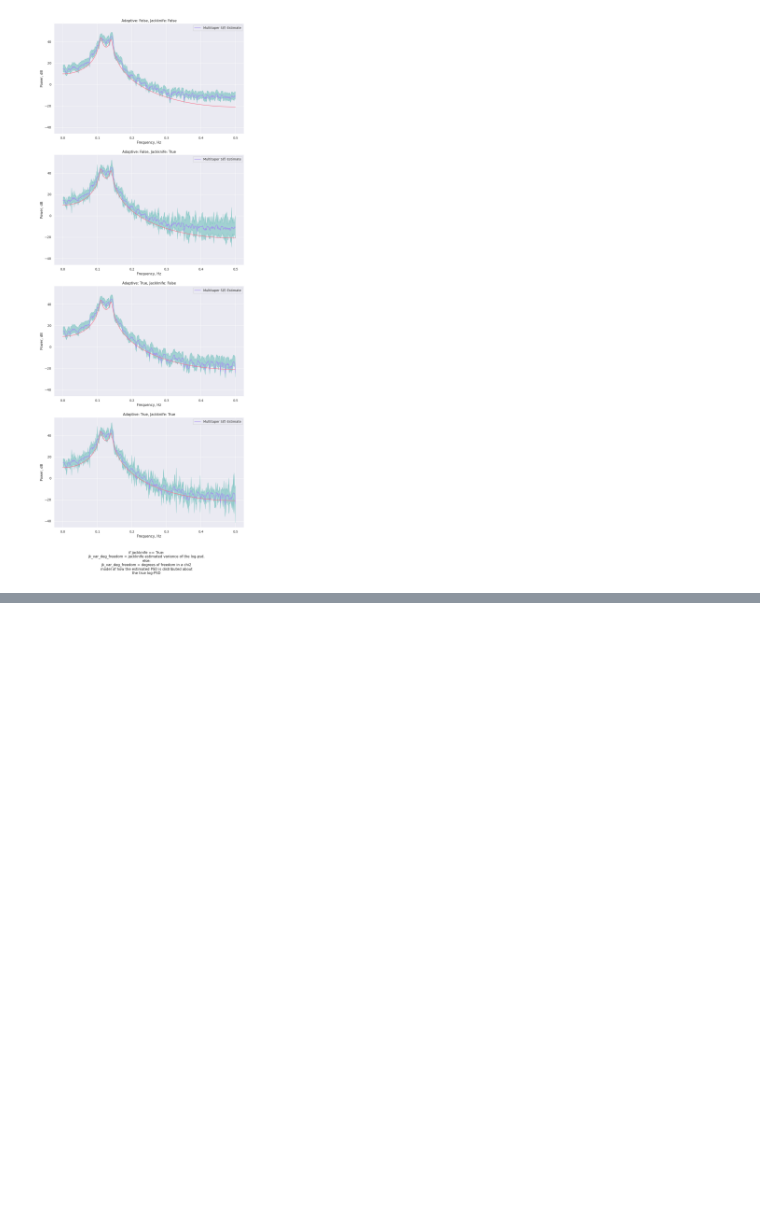
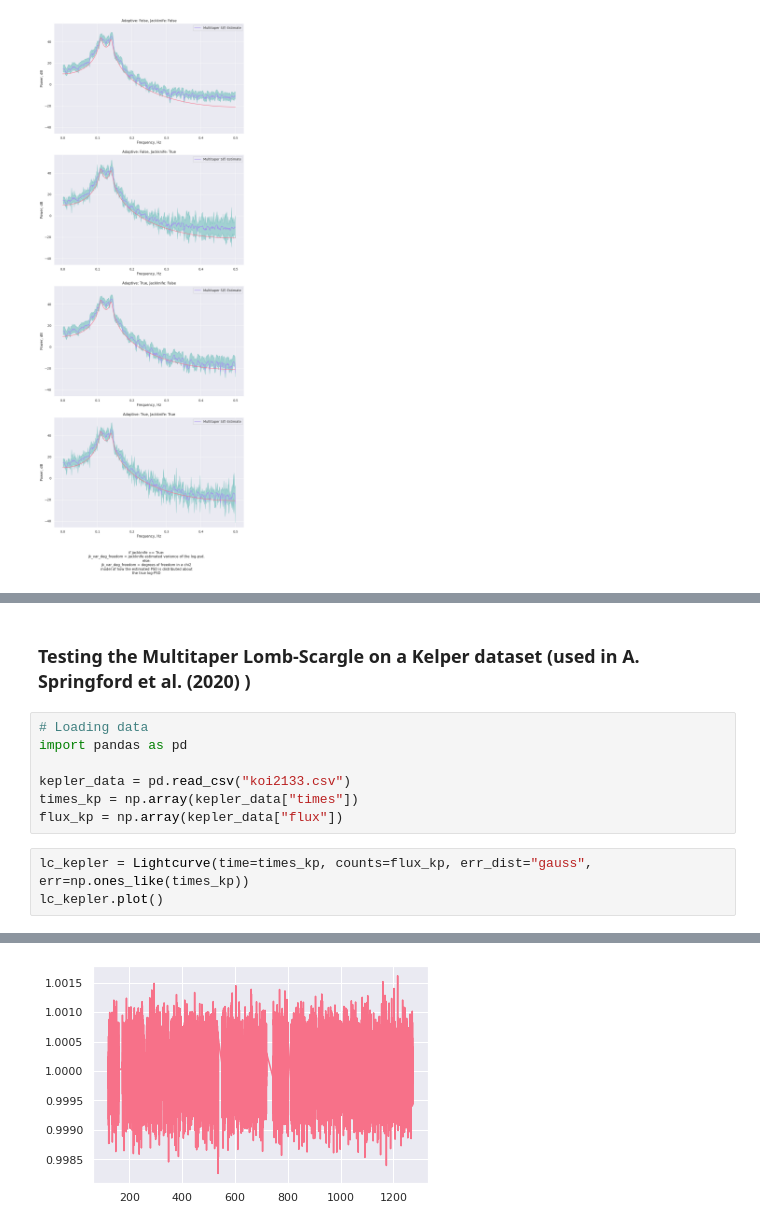
Before and after one commit to dhruv9vats/misc, a Jupyter notebook: multitaper_example.ipynb, the cells around one changed output, grey strips where cells are left out. Saved outputs shown, nothing was run; the diff lists cells and outputs as text; blank space fills up the shorter version.

```diff
--- a/multitaper_example.ipynb
+++ b/multitaper_example.ipynb
@@ -391,0 +460,13 @@ The $b_k(f)$ term depends on the unknown sdf $S(f)$, but it is estimated using a
+# %% [markdown]
+### Testing the Multitaper Lomb-Scargle on a Kelper dataset (used in A. Springford et al. (2020) )
+# %%
+# Loading data
+import pandas as pd
+
+kepler_data = pd.read_csv("koi2133.csv")
+times_kp = np.array(kepler_data["times"])
+flux_kp = np.array(kepler_data["flux"])
+# %%
+lc_kepler = Lightcurve(time=times_kp, counts=flux_kp, err_dist="gauss", err=np.ones_like(times_kp))
+lc_kepler.plot()
+# %% [output]
@@ -391,0 +476 @@ The $b_k(f)$ term depends on the unknown sdf $S(f)$, but it is estimated using a
+[figure, added]
```
Also changed, not shown: parts of 19 cells of this notebook, 1 other file.
